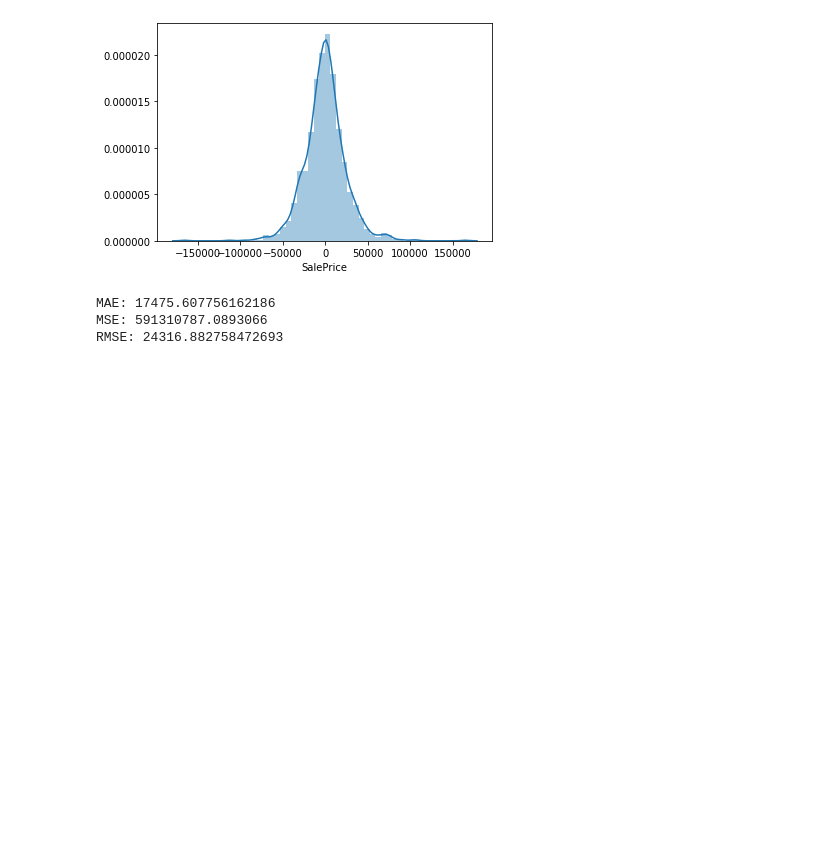
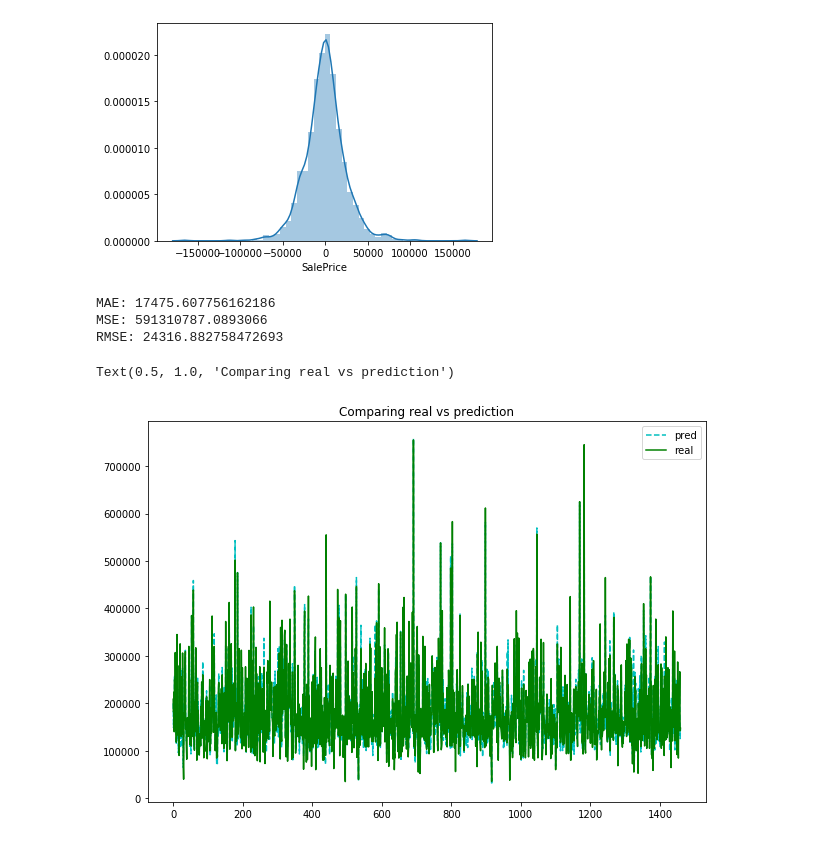
Before and after one commit to amit-timalsina/House-price-prediction, a Jupyter notebook: House-price-prediction.ipynb, the cells around one changed output. Drawn from its saved outputs; the diff is of its cells as text; code cells hidden in the pictures; blank space fills up the shorter version.

Commit message:
House-price-prediction

```diff
--- a/House-price-prediction.ipynb
+++ b/House-price-prediction.ipynb
@@ -143,3 +143,12 @@ print('RMSE:', np.sqrt(metrics.mean_squared_error(y_test, predictions)))
 MAE: 17475.607756162186
 MSE: 591310787.0893066
 RMSE: 24316.882758472693
+# %%
+plt.figure(figsize=(10,7))
+plt.plot(predictions, '--c')
+plt.plot(y_test, '-g')
+plt.legend(['pred', 'real'])
+plt.title('Comparing real vs prediction')
+# %% [output]
+Text(0.5, 1.0, 'Comparing real vs prediction')
+[figure, added]
```
